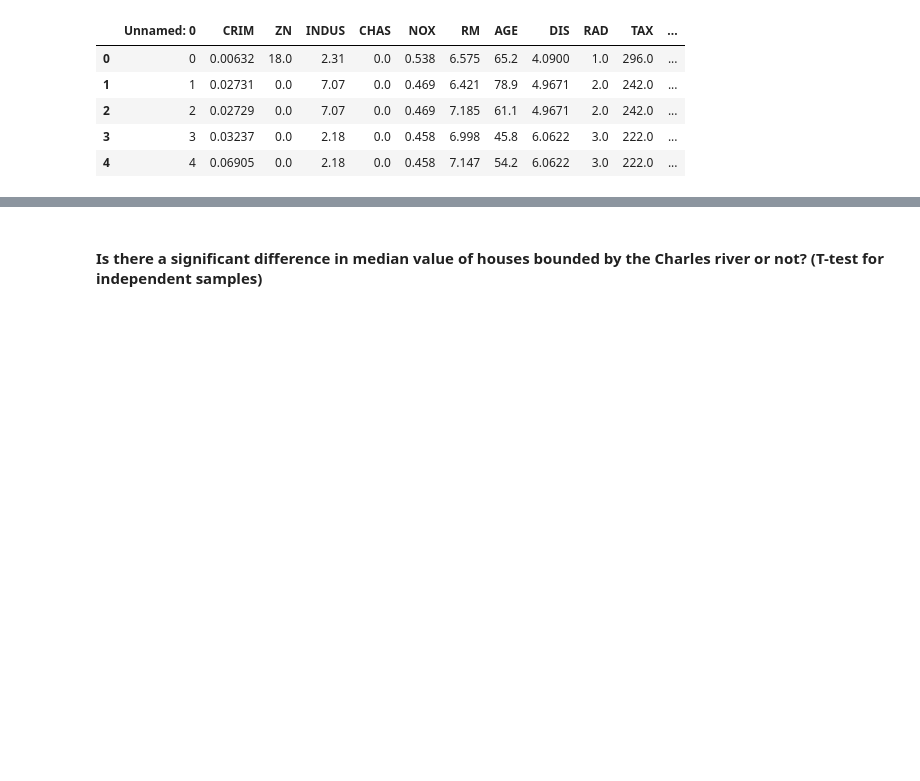
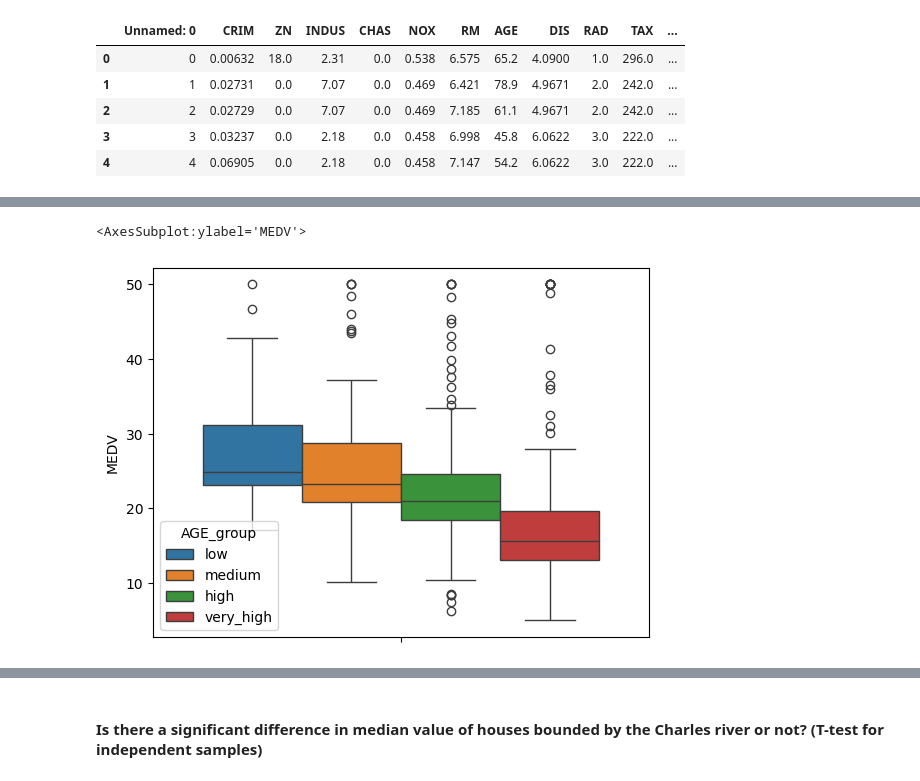
Before and after one commit to Em-Mac/Coursera-Statistics-for-Data-Science-with-Python, a Jupyter notebook: Optional_Peer_Graded_Assignment.jupyterlite.ipynb, the cells around one changed output, grey strips where cells are left out. Cells and saved outputs as stored; diff of their text form; code cells hidden in the pictures; blank space fills up the shorter version.

```diff
--- a/Optional_Peer_Graded_Assignment.jupyterlite.ipynb
+++ b/Optional_Peer_Graded_Assignment.jupyterlite.ipynb
@@ -104,0 +119,6 @@ boston_df.head()
+# %%
+# Create a boxplot
+sns.boxplot( y="MEDV", hue = "AGE_group", data=boston_df)
+# %% [output]
+<AxesSubplot:ylabel='MEDV'>
+[figure, added]
```
Also changed, not shown: parts of 7 cells of this notebook.
